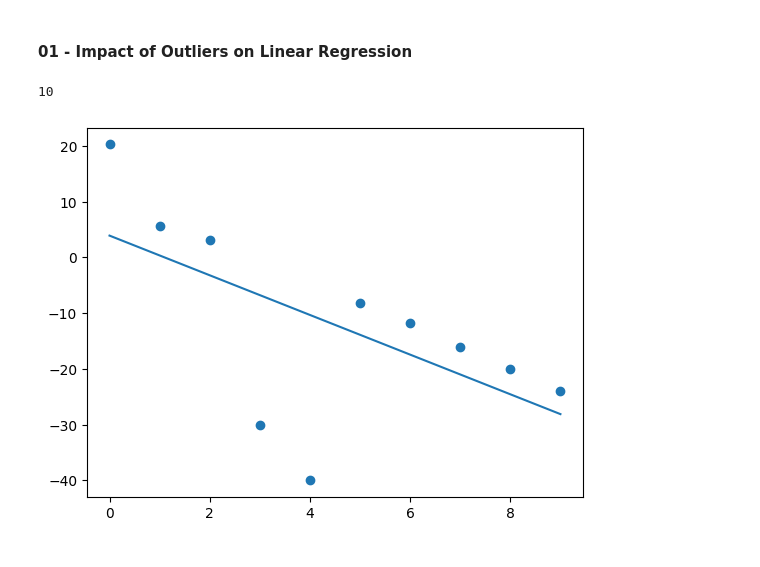
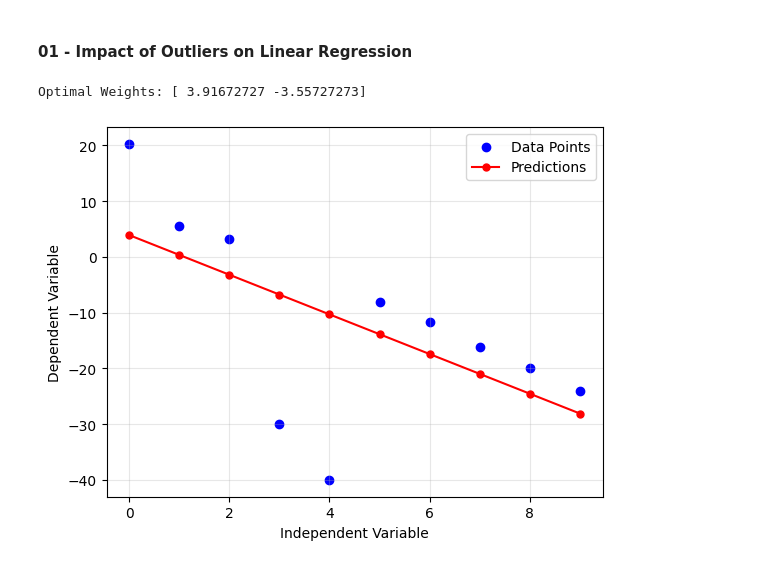
Before and after one commit to pulasthi-u/en3150-assignment01, a Jupyter notebook: A01.ipynb, the cells around one changed output. Saved outputs shown, nothing was run; the diff lists cells and outputs as text; code cells hidden in the pictures.

```diff
--- a/A01.ipynb
+++ b/A01.ipynb
@@ -5,32 +5,33 @@ import numpy as np
 import matplotlib.pyplot as plt
 # %% [markdown]
 #### 01 - Impact of Outliers on Linear Regression
-# %%
-a = np.arange(10)
-len(a)
-# %% [output]
-10
 # %%
 # Load the data set
 x = np.arange(10).T
 y = np.array([20.26, 5.61, 3.14, -30, -40, -8.13, -11.73, -16.08, -19.95, -24.03]).T
 
 N = len(x)
 
 # Construct a matrix X with each data point in one row, and each column representing a feature
 # The first entry of each row will be 1
 X = np.ones((N, 2))
 X[:, 1] = x
 
 # We want to choose a matrix of weights w such that (y - xW)^T * (y - xW) is minimized
 # The w that minimizes the above is
 w_OLS = np.linalg.inv(X.T @ X) @ X.T @ y
 
 y_hat = X @ w_OLS
 
-plt.scatter(x, y)
-plt.plot(y_hat)
+plt.scatter(x, y, label='Data Points', color='blue')
+plt.plot(y_hat, label='Predictions', color='red', markevery=x, marker='o', markersize=5)
+
+plt.legend()
+plt.xlabel('Independent Variable')
+plt.ylabel('Dependent Variable')
+plt.grid(True, alpha=0.3)
 
 plt.show()
 # %% [output]
+Optimal Weights: [ 3.91672727 -3.55727273]
-[figure, old version]
+[figure, new version]
```
Also changed, not shown: parts of 3 cells of this notebook, 5 other files.
